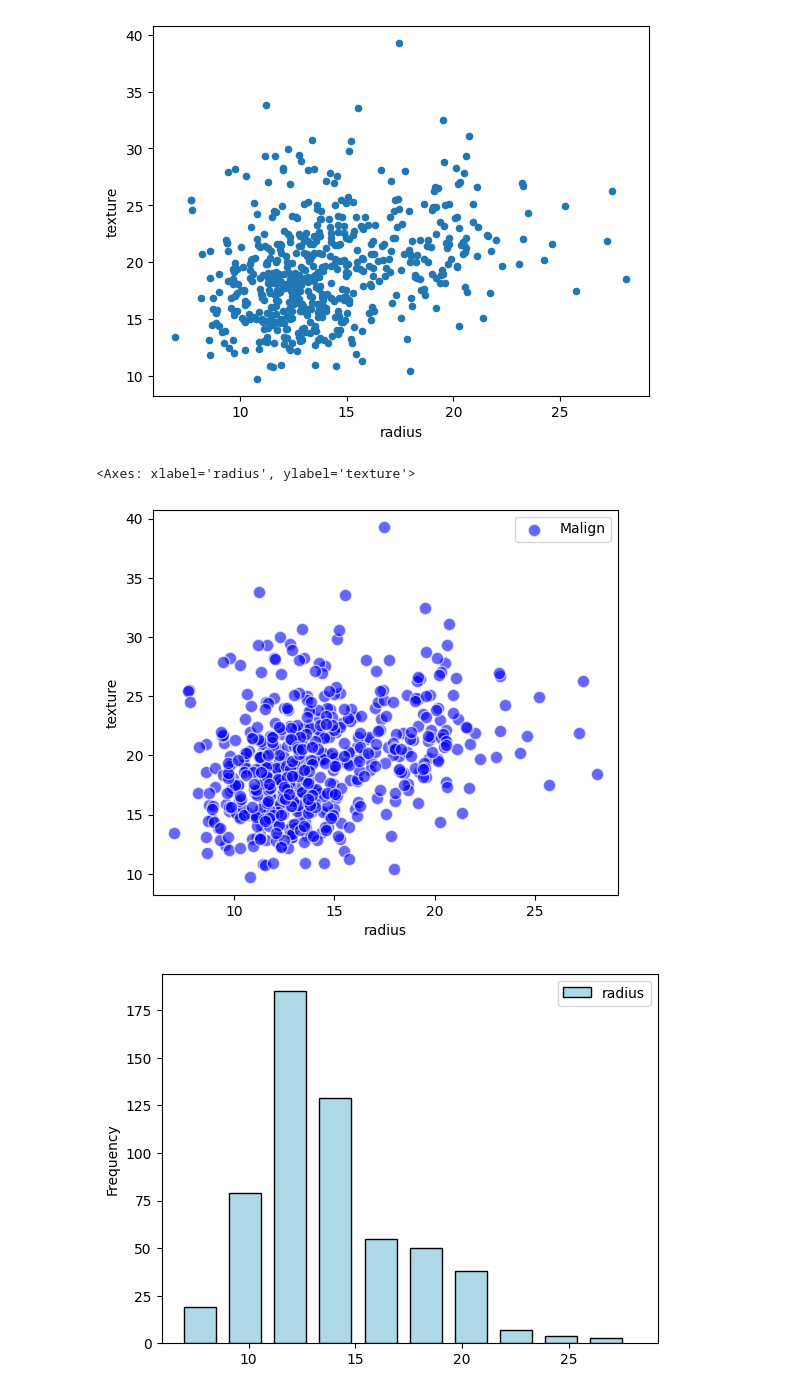
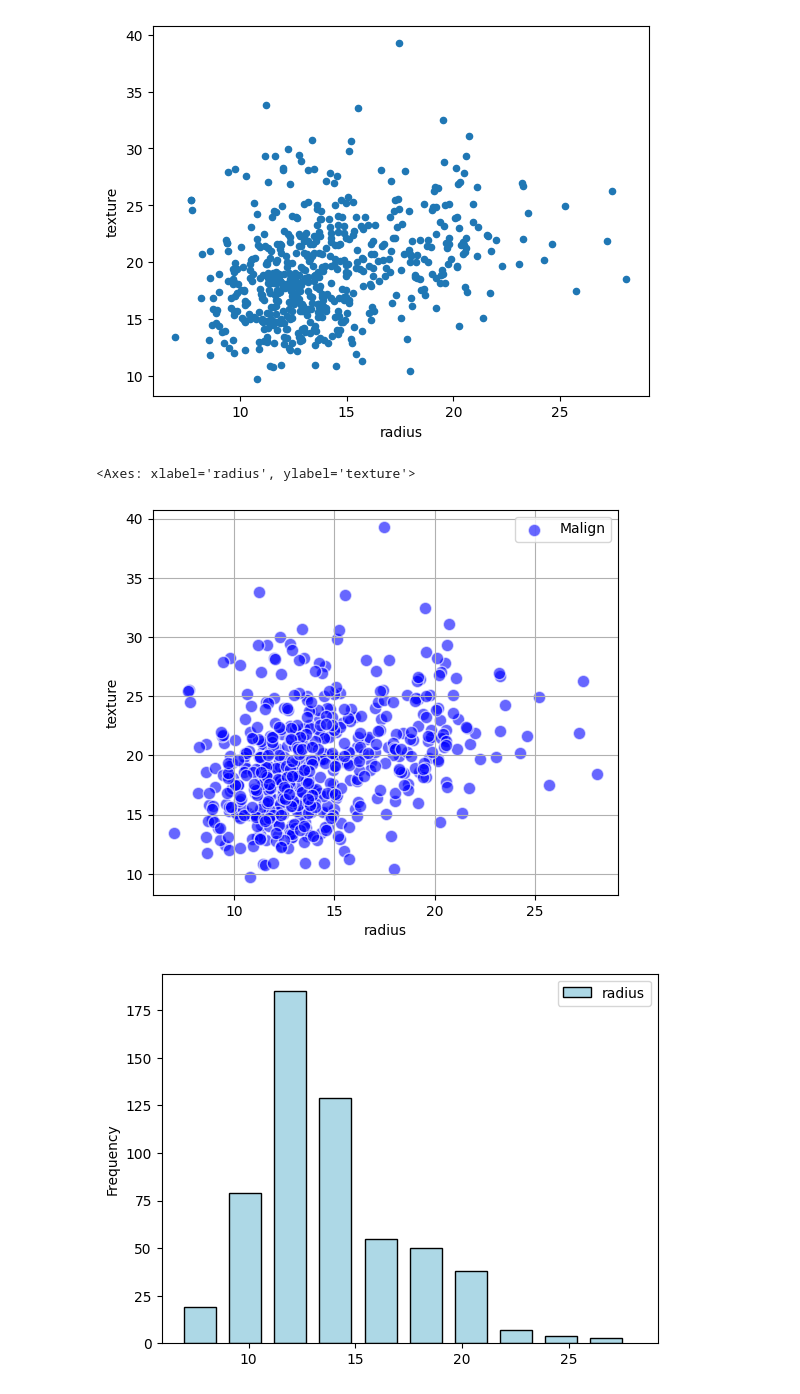
Before and after one commit to marsvn/PythonM2-jour1, a Jupyter notebook: Demo_manipulation_fichier_csv.ipynb, the cells around one changed output. Cells and saved outputs as stored; diff of their text form; code cells hidden in the pictures.

```diff
--- a/Demo_manipulation_fichier_csv.ipynb
+++ b/Demo_manipulation_fichier_csv.ipynb
@@ -509,11 +533,11 @@ breast_cancer_data_subset.plot(kind = 'scatter', x = 'radius', y = 'texture');
 # %%
 # by default pandas plots already look quite nice
 # exploring the parameters we can create something even more fancy
 breast_cancer_data_subset.plot(kind = 'scatter', x = 'radius', y = 'texture',  figsize = (6,5), alpha = 0.6,
-                               color = 'blue', s = 80, edgecolor = 'w', label = 'Malign', grid = False)
+                               color = 'blue', s = 80, edgecolor = 'w', label = 'Malign', grid = True)
 # %% [output]
 <Axes: xlabel='radius', ylabel='texture'>
-[figure, old version]
+[figure, new version]
 # %%
 # following the same rationale we can create a histogram for a given parameter
 breast_cancer_data_subset.plot(kind = 'hist', y = 'radius', bins = 10,
```
Also changed, not shown: parts of 5 cells of this notebook.
